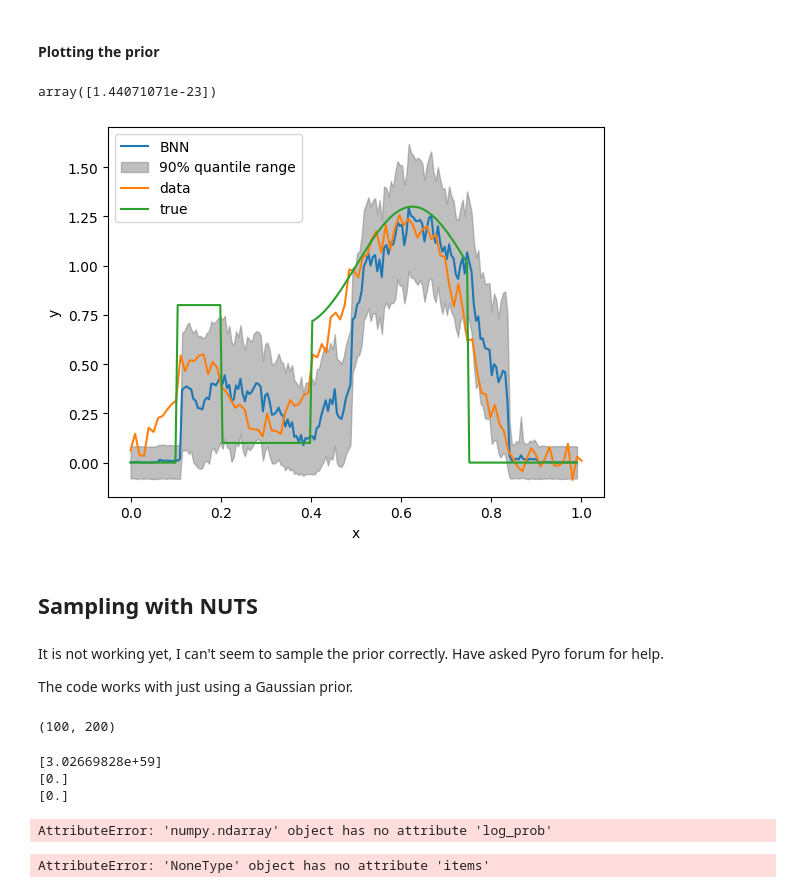
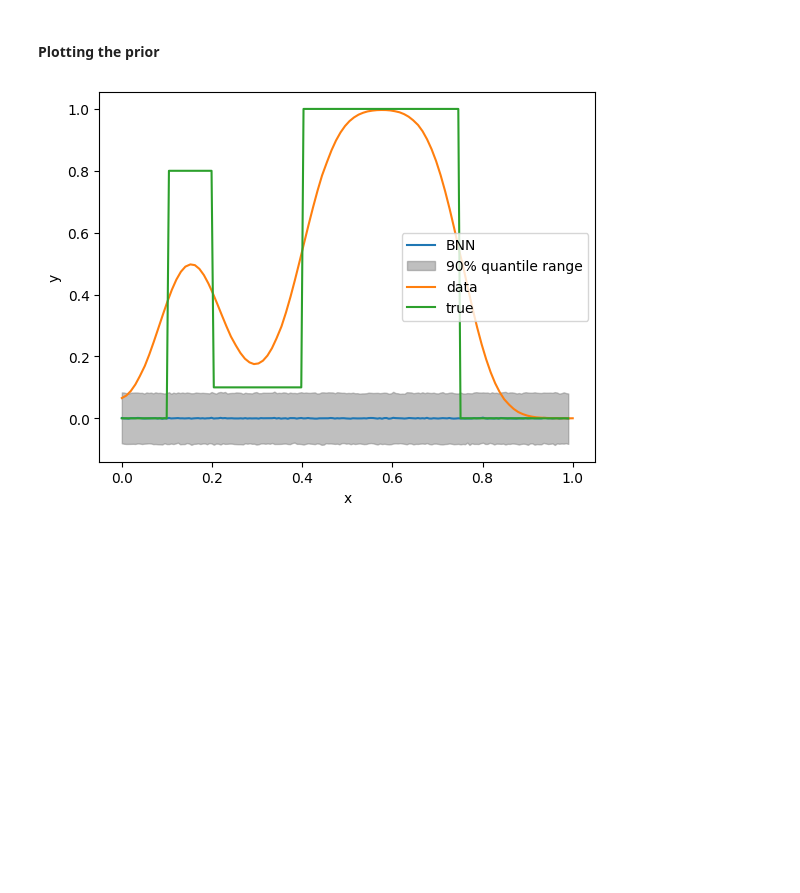
Before and after one commit to akseliekseli/Bayesian-Neural-Networks-with-Stochastic-Variational-Inference-in-Inverse-Problems, a Jupyter notebook: codes/main_mcmc.ipynb, the cells around one changed output. Saved outputs shown, nothing was run; the diff lists cells and outputs as text; code cells hidden in the pictures; blank space fills up the shorter version.

Commit message:
Tweaking the prior to get more stable solution. Didnt work yet.

```diff
--- a/codes/main_mcmc.ipynb
+++ b/codes/main_mcmc.ipynb
@@ -33,9 +33,9 @@ torch.set_default_device(device)
 T = 0.05
 N = 100
 domain = [0, 1]
-sigma_noise = 0.05
+sigma_noise = 0.01**2
 mu_u = -1
-sigma_2_u = 0.05**2
+sigma_2_u = 0.01**2
 
 n = 2*N
 t = np.linspace(domain[0],domain[1], N)
@@ -58,7 +58,7 @@ def problem_system(grid: np.array, params)-> np.array:
             output[idx] = params[2]
         elif point <= 0.75:
             #output[idx] = params[3]
-            output[idx] = 0.3*np.sin(2*np.pi*point*2)+params[3]
+            output[idx] = params[3] #+ 0.3*np.sin(2*np.pi*point*2)
         else:
             output[idx] = point*params[4]
 
@@ -175,95 +175,29 @@ prior = gaussian_kde(prior_bnn.cpu().numpy().T)
 prior_test = prior(f)
 # %% [markdown]
 #### Plotting the prior
-# %%
-prior_test
-# %% [output]
-array([1.44071071e-23])
 # %%
 # Calculate mean and quantiles
-mean_preds = torch.mean(prior_bnn, axis=0).cpu()
+prior_mean = torch.mean(prior_bnn, axis=0).cpu()
 lower_quantile = torch.quantile(prior_bnn, 0.05, axis=0).cpu()
 upper_quantile = torch.quantile(prior_bnn, 0.95, axis=0).cpu()
 
 # Plot the mean prediction
-plt.plot(x, mean_preds, label='BNN')
+plt.plot(x, prior_mean, label='BNN')
 
 # Plot the quantile range as a shaded area
 plt.fill_between(x, lower_quantile, upper_quantile, color='gray', alpha=0.5, label='90% quantile range')
 
 # Plot the true data and the true function
 plt.plot(t, y_data, label='data')
 plt.plot(x, f, label='true')
 
 # Add labels and legend
 plt.xlabel('x')
 plt.ylabel('y')
 plt.legend()
 
 # Show the plot
 plt.show()
 # %% [output]
-[figure, old version]
+[figure, new version]
-# %% [markdown]
-## Sampling with NUTS
-# %% [markdown]
-It is not working yet, I can't seem to sample the prior correctly. Have asked Pyro forum for help.
-
-The code works with just using a Gaussian prior.
-# %%
-A.shape
-# %% [output]
-(100, 200)
-# %%
-import pyro
-import pyro.distributions as dist
-import pyro.infer
-
-from torch.distributions import constraints
-from pyro.infer import TraceEnum_ELBO, config_enumerate, MCMC, NUTS
-from pyro.ops.indexing import Vindex
-from tqdm.auto import trange
-from pyro.optim import Adam
-
-
-predictive = pyro.poutine.block(predictive, hide_all=True)
-predictive.num_samples = 1
-A = torch.tensor(A, dtype=torch.float32)    # shape [100, 200]
-y_data = torch.tensor(y_data, dtype=torch.float32) # shape [100, 1]
-f_gpu = torch.tensor(f, dtype=torch.float32) # shape [100, 1]
-
-
-def inverse_model(A, y_data):
-
-    n = A.size(1)  # Number of features
-    prior_samples = pyro.param('prior', prior_bnn) # shape [5000, 200]
-
-    sigma = pyro.sample("sigma", dist.Uniform(0., 0.05)).to(A.device)
-
-    omega = pyro.sample("omega", dist.Normal(torch.mean(prior_samples, axis=0), 0.05).expand([n]).to_event(1)).to(A.device)
-
-    print(prior(omega.detach().numpy()))
-    # Want to compare this to y_data
-    # and get omega as the solution
-    mu = torch.matmul(A, omega)
-
-    with pyro.plate("data", y_data.shape[0]):
-        pyro.sample("obs", prior(omega.detach().numpy()), obs=y_data)
-    return omega
-
-
-
-
-nuts_kernel = NUTS(inverse_model, adapt_step_size=True)
-mcmc = MCMC(nuts_kernel, num_samples=100, warmup_steps=100)
-mcmc.run(A, y_data)
-# %% [output]
-[3.02669828e+59]
-[0.]
-[0.]
-AttributeError: 'numpy.ndarray' object has no attribute 'log_prob'
-# %%
-mcmc.get_samples()
-# %% [output]
-AttributeError: 'NoneType' object has no attribute 'items'
 # %% [markdown]
```
Also changed, not shown: parts of 13 cells of this notebook, 4 other files.
